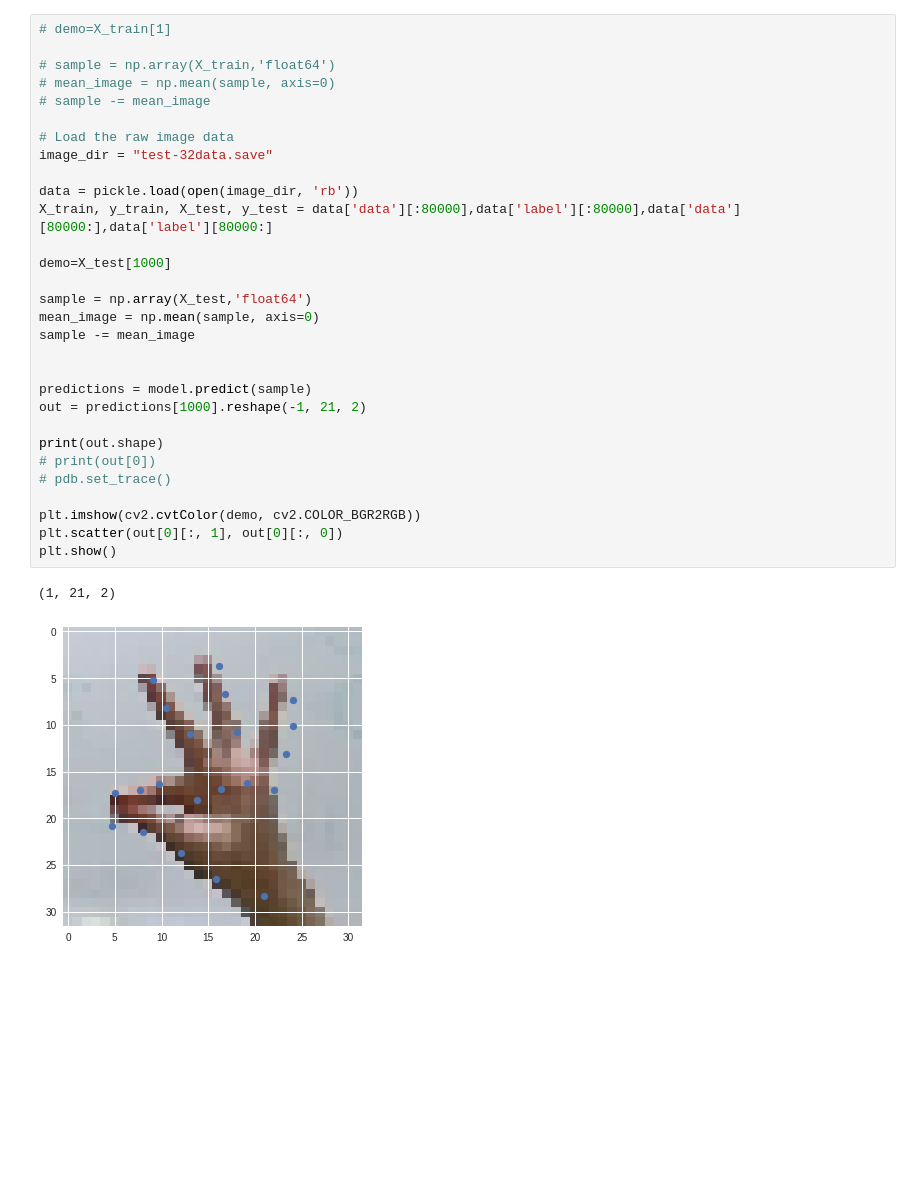
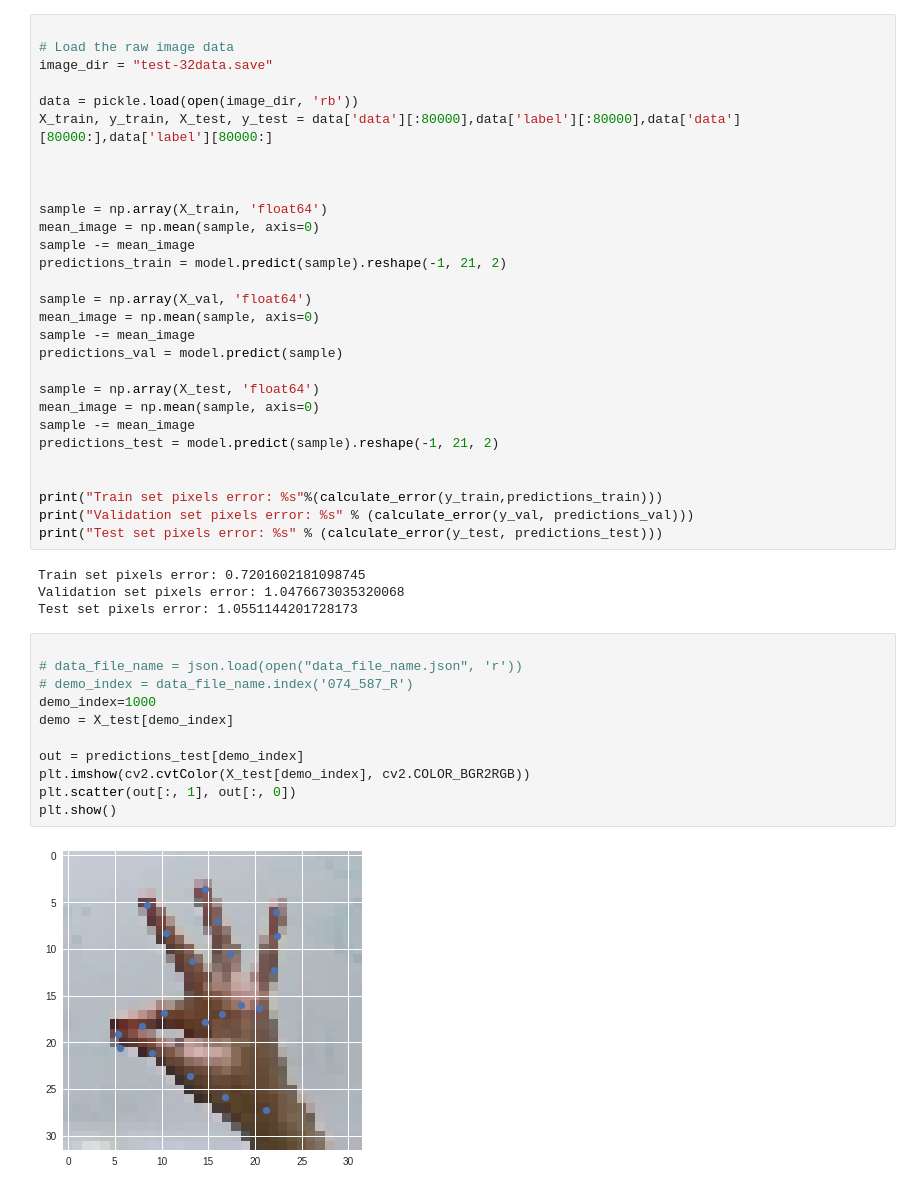
Before and after one commit to brian2213/MotionPrediction, a Jupyter notebook: hand pose estimation.ipynb, the cells around one changed output. Cells and saved outputs as stored; diff of their text form; blank space fills up the shorter version.

```diff
--- a/hand pose estimation.ipynb
+++ b/hand pose estimation.ipynb
@@ -161,9 +168,4 @@ Epoch 50/50
 # %%
-# demo=X_train[1]
-
-# sample = np.array(X_train,'float64')
-# mean_image = np.mean(sample, axis=0)
-# sample -= mean_image
 
 # Load the raw image data
 image_dir = "test-32data.save"
@@ -171,23 +173,41 @@ image_dir = "test-32data.save"
 data = pickle.load(open(image_dir, 'rb'))
 X_train, y_train, X_test, y_test = data['data'][:80000],data['label'][:80000],data['data'][80000:],data['label'][80000:]
 
-demo=X_test[1000]
 
-sample = np.array(X_test,'float64')
+
+sample = np.array(X_train, 'float64')
 mean_image = np.mean(sample, axis=0)
 sample -= mean_image
+predictions_train = model.predict(sample).reshape(-1, 21, 2)
+
+sample = np.array(X_val, 'float64')
+mean_image = np.mean(sample, axis=0)
+sample -= mean_image
+predictions_val = model.predict(sample)
+
+sample = np.array(X_test, 'float64')
+mean_image = np.mean(sample, axis=0)
+sample -= mean_image
+predictions_test = model.predict(sample).reshape(-1, 21, 2)
 
 
-predictions = model.predict(sample)
-out = predictions[1000].reshape(-1, 21, 2)
-
-print(out.shape)
-# print(out[0])
-# pdb.set_trace()
-
-plt.imshow(cv2.cvtColor(demo, cv2.COLOR_BGR2RGB))
-plt.scatter(out[0][:, 1], out[0][:, 0])
-plt.show()
+print("Train set pixels error: %s"%(calculate_error(y_train,predictions_train)))
+print("Validation set pixels error: %s" % (calculate_error(y_val, predictions_val)))
+print("Test set pixels error: %s" % (calculate_error(y_test, predictions_test)))
 # %% [output]
-(1, 21, 2)
+Train set pixels error: 0.7201602181098745
+Validation set pixels error: 1.0476673035320068
+Test set pixels error: 1.0551144201728173
-[figure, removed]
+# %%
+
+# data_file_name = json.load(open("data_file_name.json", 'r'))
+# demo_index = data_file_name.index('074_587_R')
+demo_index=1000
+demo = X_test[demo_index]
+
+out = predictions_test[demo_index]
+plt.imshow(cv2.cvtColor(X_test[demo_index], cv2.COLOR_BGR2RGB))
+plt.scatter(out[:, 1], out[:, 0])
+plt.show()
+# %% [output]
+[figure, added]
```
Also changed, not shown: parts of 5 cells of this notebook, 3 other files.
